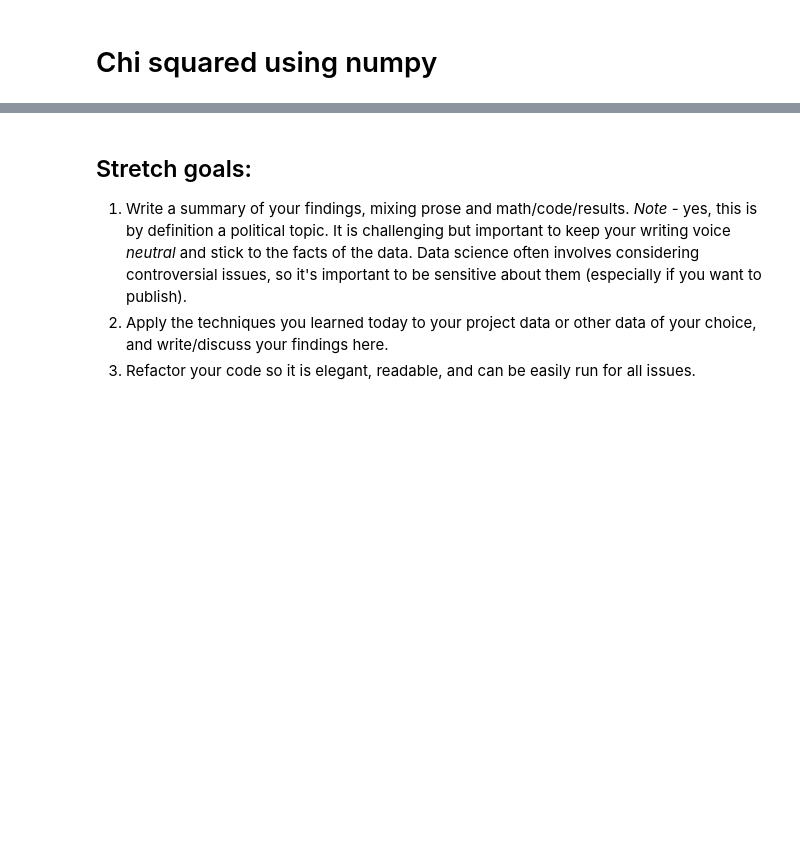
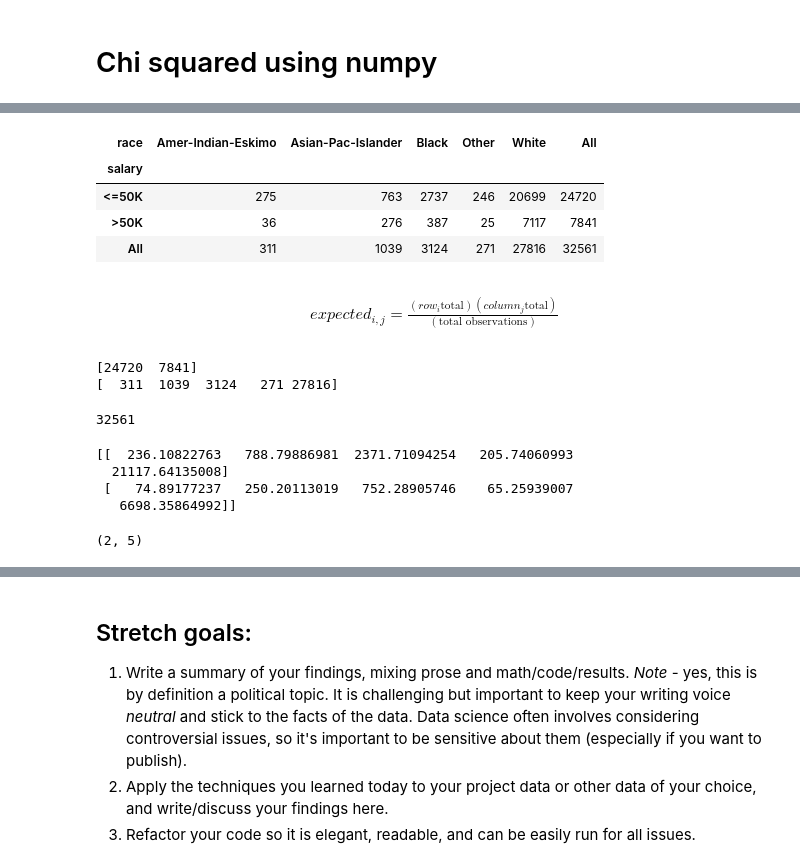
Before and after one commit to edburdett/DS-Unit-1-Sprint-2-Statistics, a Jupyter notebook: module2/Assignment4_pynb.ipynb, the cells around one changed output, grey strips where cells are left out. Drawn from its saved outputs; the diff is of its cells as text; code cells hidden in the pictures; blank space fills up the shorter version.

```diff
--- a/module2/Assignment4_pynb.ipynb
+++ b/module2/Assignment4_pynb.ipynb
@@ -151,0 +171,11 @@ df.head()
+# %%
+# Run crosstab on 'race' and 'salary' with total
+
+race_salary = pd.crosstab(df['salary'], df['race'], margins=True)
+race_salary
+# %% [output]
+| race | Amer-Indian-Eskimo | Asian-Pac-Islander | Black | Other | White | All |
+| salary |  |  |  |  |  |  |
+| <=50K | 275 | 763 | 2737 | 246 | 20699 | 24720 |
+| >50K | 36 | 276 | 387 | 25 | 7117 | 7841 |
+| All | 311 | 1039 | 3124 | 271 | 27816 | 32561 |
@@ -151,0 +184,42 @@ df.head()
+# %% [markdown]
+\begin{align}
+expected_{i,j} =\frac{(row_{i} \text{total})(column_{j} \text{total}) }{(\text{total observations})}
+\end{align}
+# %%
+# Get row and column totals
+
+row_sums = race_salary.iloc[0:2, 5].values
+col_sums = race_salary.iloc[2, 0:5].values
+
+print(row_sums)
+print(col_sums)
+# %% [output]
+[24720  7841]
+[  311  1039  3124   271 27816]
+# %%
+# Get total observations
+total = race_salary.loc['All', 'All']
+total
+# %% [output]
+32561
+# %%
+# Calculate expected
+expected = []
+for i in range(len(row_sums)):
+  expected_row = []
+  for column in col_sums:
+    expected_val = column*row_sums[i] / total
+    expected_row.append(expected_val)
+  expected.append(expected_row)
+
+expected = np.array(expected)
+print(expected)
+
+# Confirm expected is expected shape
+expected.shape
+# %% [output]
+[[  236.10822763   788.79886981  2371.71094254   205.74060993
+  21117.64135008]
+ [   74.89177237   250.20113019   752.28905746    65.25939007
+   6698.35864992]]
+(2, 5)
```
Also changed, not shown: parts of 10 cells of this notebook.
